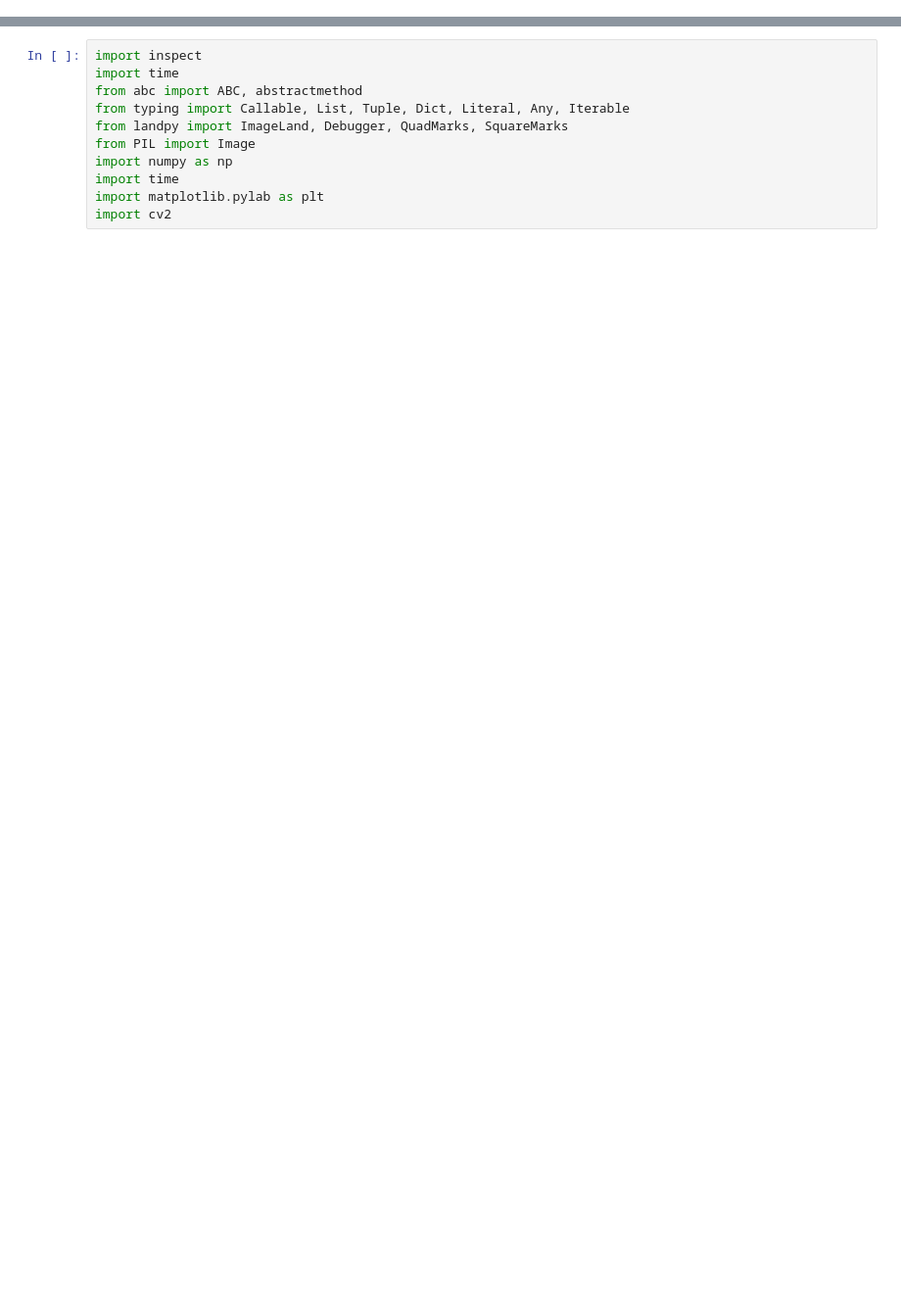
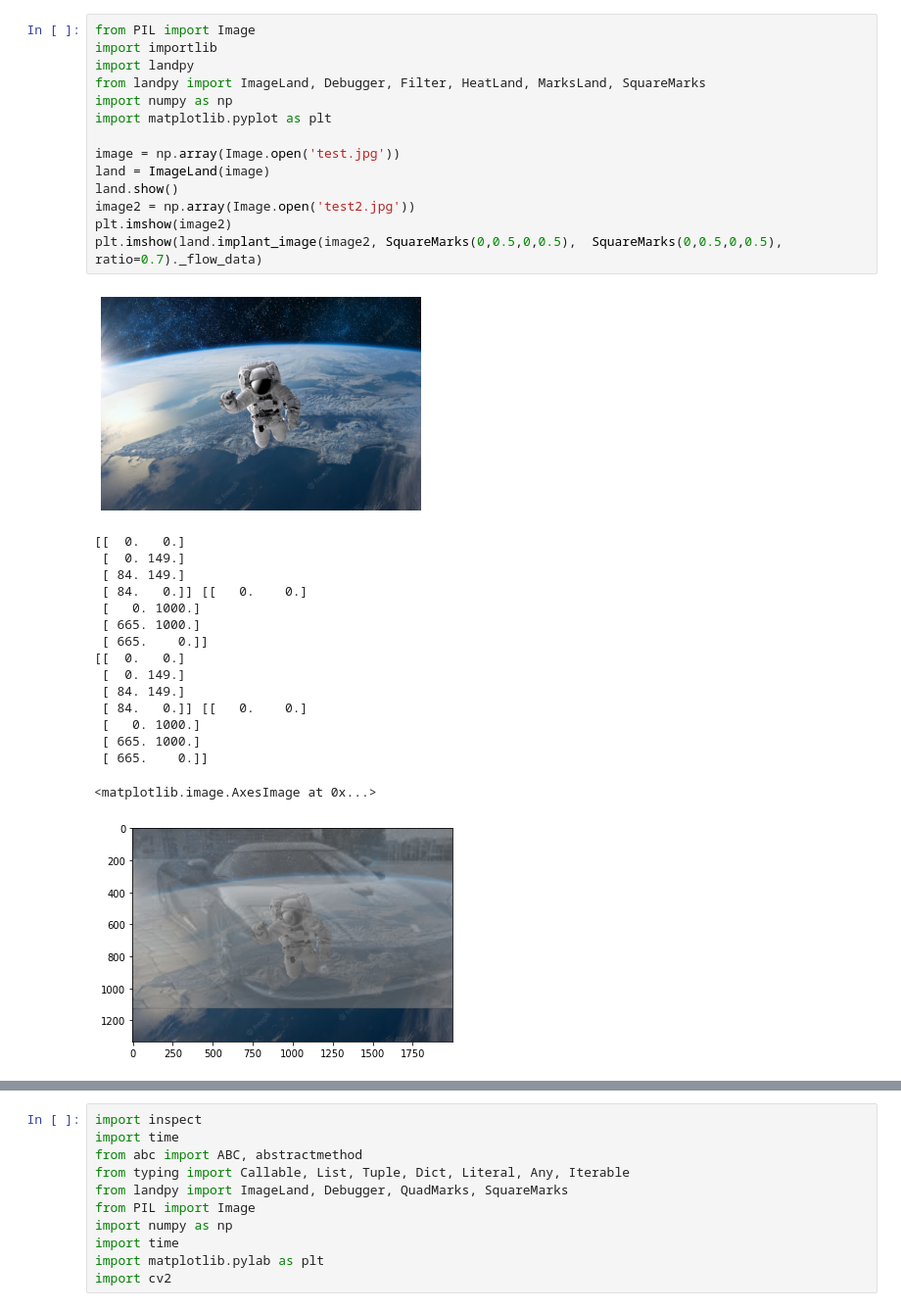
Before and after one commit to bateni1380/landpy, a Jupyter notebook: CodeFlow.ipynb, the cells around one changed output, grey strips where cells are left out. Shown at 98% size. Saved outputs shown, nothing was run; the diff lists cells and outputs as text; blank space fills up the shorter version.

```diff
--- a/CodeFlow.ipynb
+++ b/CodeFlow.ipynb
@@ -0,0 +19,32 @@
+# %%
+from PIL import Image
+import importlib
+import landpy
+from landpy import ImageLand, Debugger, Filter, HeatLand, MarksLand, SquareMarks
+import numpy as np
+import matplotlib.pyplot as plt
+
+image = np.array(Image.open('test.jpg'))
+land = ImageLand(image)
+land.show()
+image2 = np.array(Image.open('test2.jpg'))
+plt.imshow(image2)
+plt.imshow(land.implant_image(image2, SquareMarks(0,0.5,0,0.5),  SquareMarks(0,0.5,0,0.5), ratio=0.7)._flow_data)
+# %% [output]
+[figure, added]
+[[  0.   0.]
+ [  0. 149.]
+ [ 84. 149.]
+ [ 84.   0.]] [[   0.    0.]
+ [   0. 1000.]
+ [ 665. 1000.]
+ [ 665.    0.]]
+[[  0.   0.]
+ [  0. 149.]
+ [ 84. 149.]
+ [ 84.   0.]] [[   0.    0.]
+ [   0. 1000.]
+ [ 665. 1000.]
+ [ 665.    0.]]
+<matplotlib.image.AxesImage at 0x...>
+[figure, added]
```
Also changed, not shown: parts of 14 cells of this notebook, 7 other files.
